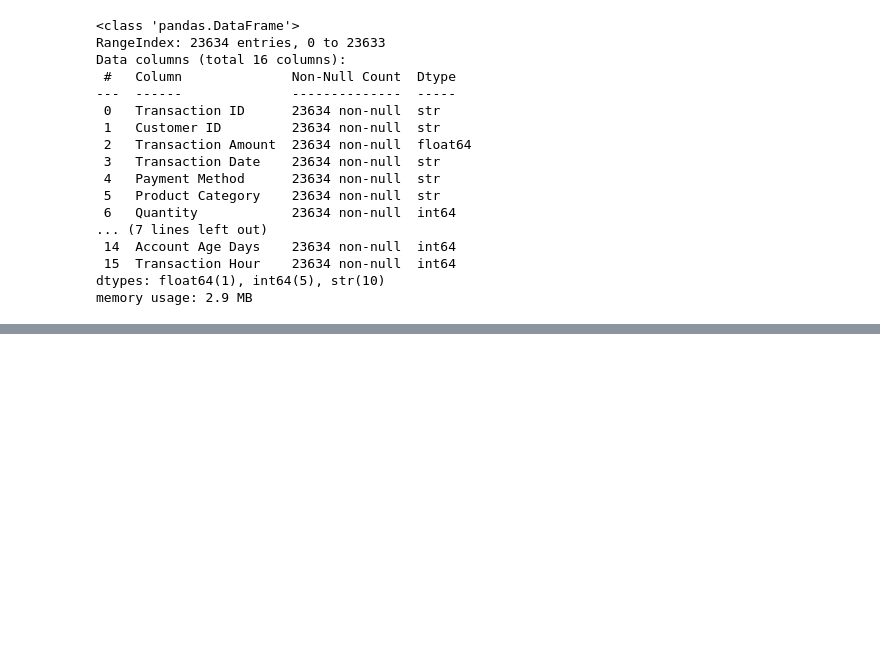
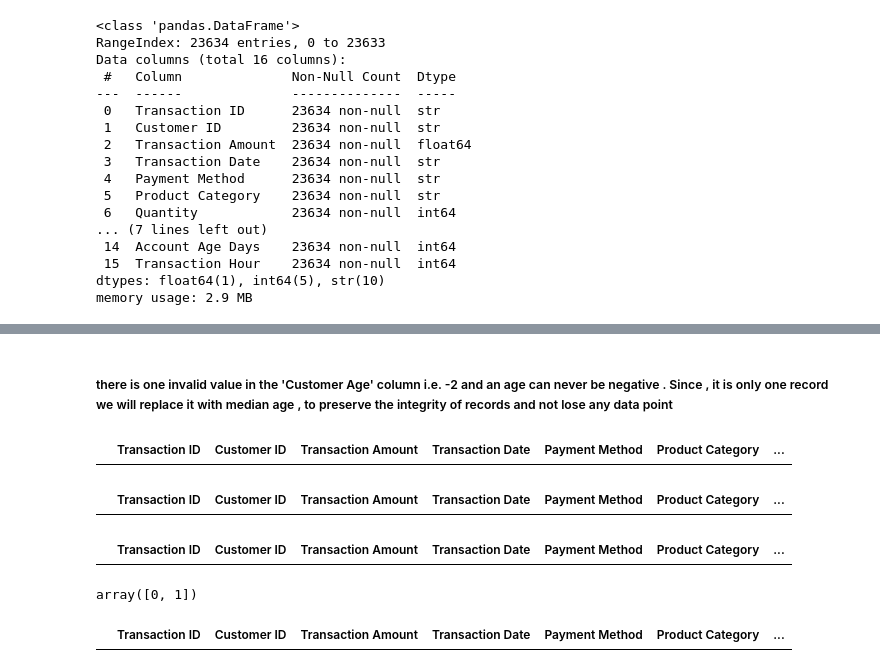
Before and after one commit to Bhav-creator452/order-risk-platform, a Jupyter notebook: notebooks/load_data.ipynb, the cells around one changed output, grey strips where cells are left out. Saved outputs shown, nothing was run; the diff lists cells and outputs as text; code cells hidden in the pictures; blank space fills up the shorter version.

```diff
--- a/notebooks/load_data.ipynb
+++ b/notebooks/load_data.ipynb
@@ -53,0 +124,34 @@ memory usage: 2.9 MB
+# %% [markdown]
+##### there is one invalid value in the 'Customer Age' column i.e. -2 and an age can never be negative . Since , it is only one record we will replace it with median age , to preserve the integrity of records and not lose any data point
+# %%
+median_age=df["Customer Age"].median()
+
+# Replacing the invalid value with median age
+df.loc[df["Customer Age"]<0,"Customer Age"]=median_age
+
+df[df["Customer Age"]<0]
+# %% [output]
+|  | Transaction ID | Customer ID | Transaction Amount | Transaction Date | Payment Method | Product Category | ... |
+# %%
+# Quantity of a product can never be negative
+df[df["Quantity"]<0]
+# %% [output]
+|  | Transaction ID | Customer ID | Transaction Amount | Transaction Date | Payment Method | Product Category | ... |
+# %%
+#Looking for empty or invalid Transaction ID or Customer ID
+df[df["Transaction ID"].isna()]
+
+df[df["Customer ID"].isna()]
+# %% [output]
+|  | Transaction ID | Customer ID | Transaction Amount | Transaction Date | Payment Method | Product Category | ... |
+# %%
+# Label should contain only binary value (0 and 1)
+
+df["Is Fraudulent"].unique()
+# %% [output]
+array([0, 1])
+# %%
+#Account Age can never be negative
+df[df["Account Age Days"]<0]
+# %% [output]
+|  | Transaction ID | Customer ID | Transaction Amount | Transaction Date | Payment Method | Product Category | ... |
```
Also changed, not shown: parts of 20 cells of this notebook.
